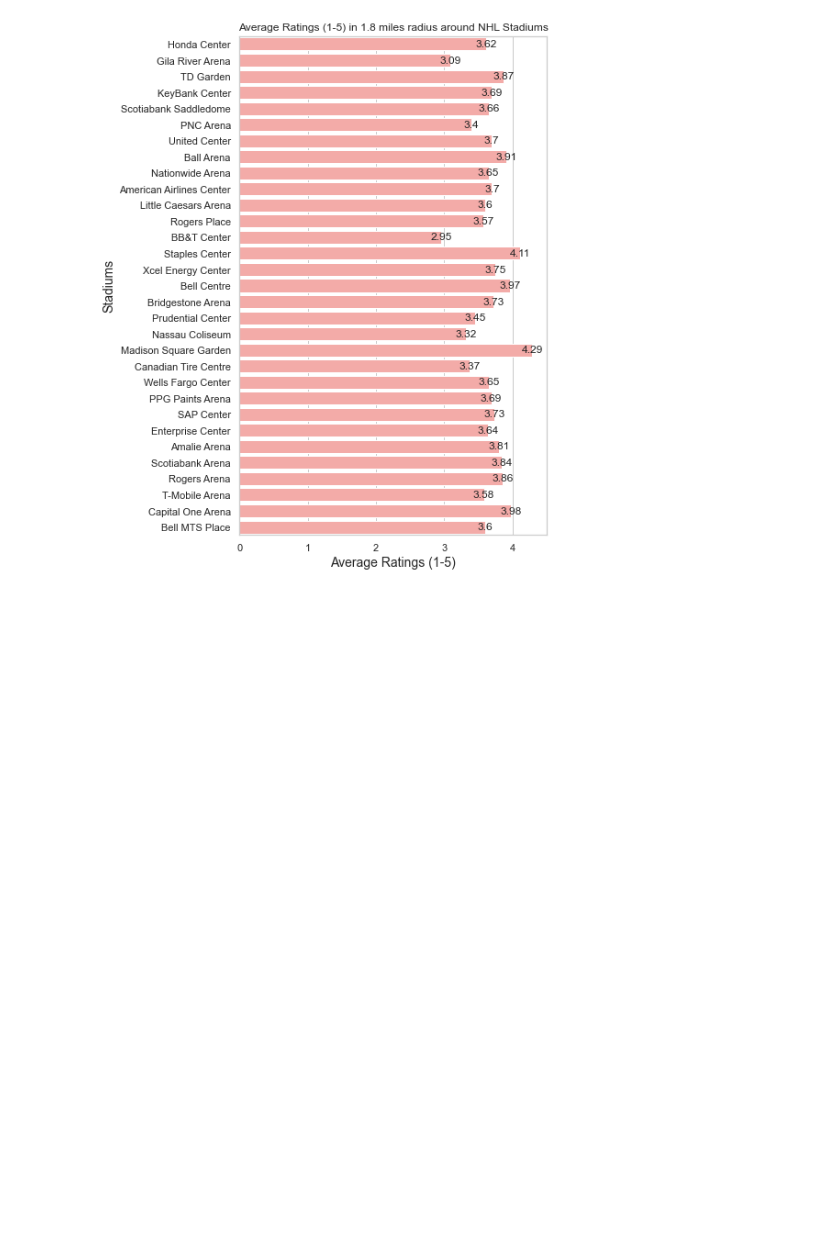
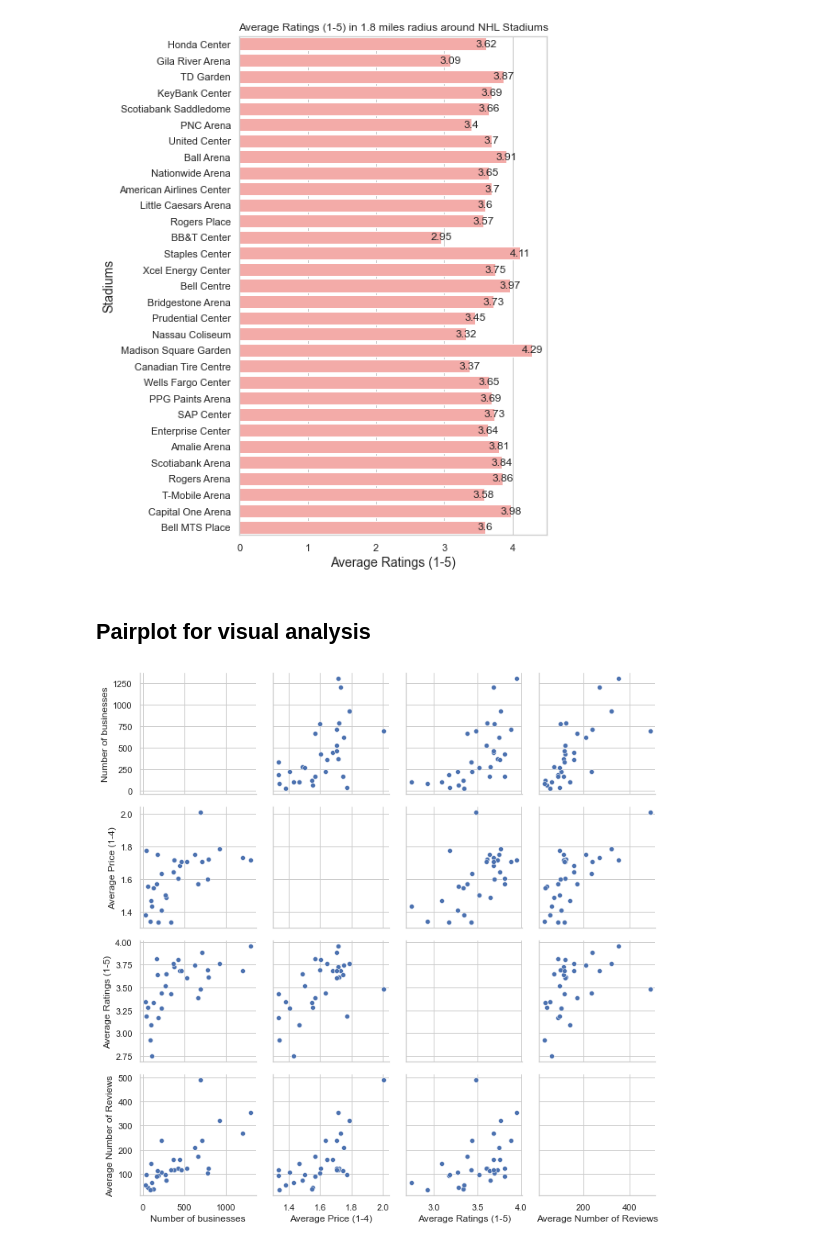
Before and after one commit to Xavier4t/Sports_and_Restaurants, a Jupyter notebook: Example_Analysis.ipynb, the cells around one changed output. Saved outputs shown, nothing was run; the diff lists cells and outputs as text; code cells hidden in the pictures; blank space fills up the shorter version.

Commit message:
NFL stats pairplot

```diff
--- a/Example_Analysis.ipynb
+++ b/Example_Analysis.ipynb
@@ -197,3 +197,10 @@ for k,v in stats.items():
 [figure]
 [figure]
 [figure]
+# %% [markdown]
+## Pairplot for visual analysis
+# %%
+sns.PairGrid(stats["NFL"].iloc[:,2:]).map_offdiag(sns.scatterplot)
+plt.show()
+# %% [output]
+[figure, added]
```
